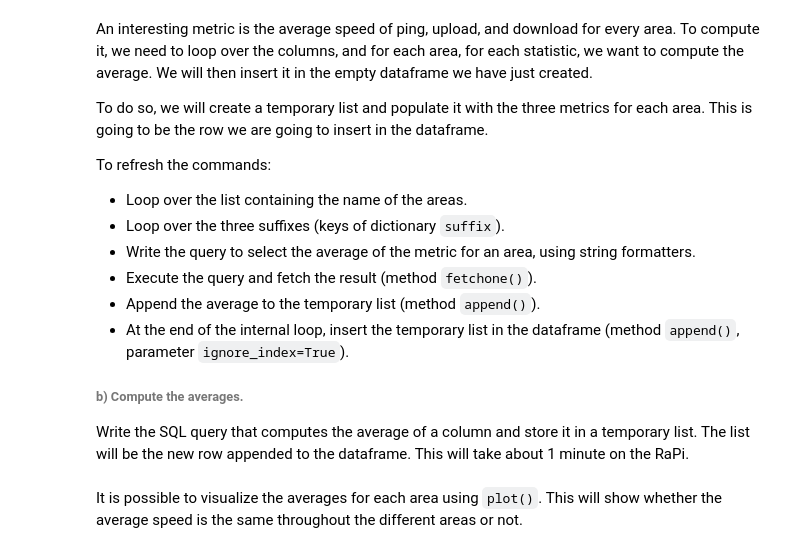
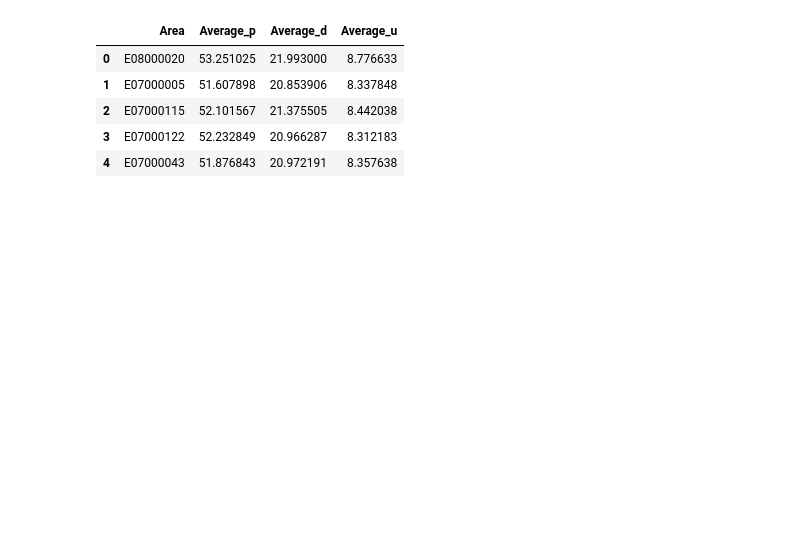
Before and after one commit to pugovkamiha/abd, a Jupyter notebook: lab3/Lab 3 - Internet Meter SQL.ipynb, the cells around one changed output. Saved outputs shown, nothing was run; the diff lists cells and outputs as text; code cells hidden in the pictures; blank space fills up the shorter version.

```diff
--- a/lab3/Lab 3 - Internet Meter SQL.ipynb
+++ b/lab3/Lab 3 - Internet Meter SQL.ipynb
@@ -242,42 +163,30 @@ Note: the order of the new specific columns is aligned with the order of keys in
 # %%
 # Code Cell 18
-#new_columns = ?
-#df = pd.DataFrame(columns = ?)
+new_columns = ['Area', 'Average_p', 'Average_d', 'Average_u']
+df = pd.DataFrame(columns=new_columns)
-# %% [markdown]
-An interesting metric is the average speed of ping, upload, and download for every area. To compute it, we need to loop over the columns, and for each area, for each statistic, we want to compute the average. We will then insert it in the empty dataframe we have just created.
-
-To do so, we will create a temporary list and populate it with the three metrics for each area. This is going to be the row we are going to insert in the dataframe.
-
-To refresh the commands:
-
-* Loop over the list containing the name of the areas.
-* Loop over the three suffixes (keys of dictionary `suffix`).
-* Write the query to select the average of the metric for an area, using string formatters.
-* Execute the query and fetch the result (method `fetchone()`).
-* Append the average to the temporary list (method `append()`).
-* At the end of the internal loop, insert the temporary list in the dataframe (method `append()`, parameter `ignore_index=True`).
-
-###### b) Compute the averages.
-Write the SQL query that computes the average of a column and store it in a temporary list. The list will be the new row appended to the dataframe. This will take about 1 minute on the RaPi.
 # %%
 # Code Cell 19
 # this will take a while...
 for i in range(len(columns)-1): #EDL : replace xrange with range
     tmp_list = []
     tmp_list.append(columns[i])
     for s in suffix.keys():
-        # query = ??
-
-
+        query = 'SELECT AVG("{}{}") FROM LA_wifi_speed_UK'.format(columns[i], s)
         cur.execute(query)
 
         mean = cur.fetchone()
         tmp_list.append(mean[0])
     #append the columns to the empty DataFrame
     df = df.append(pd.Series(tmp_list, index=new_columns), ignore_index=True)
 # visualize the head of the dataframe here
+df.head()
+# %% [output]
+|  | Area | Average_p | Average_d | Average_u |
+| 0 | E08000020 | 53.251025 | 21.993000 | 8.776633 |
+| 1 | E07000005 | 51.607898 | 20.853906 | 8.337848 |
+| 2 | E07000115 | 52.101567 | 21.375505 | 8.442038 |
+| 3 | E07000122 | 52.232849 | 20.966287 | 8.312183 |
+| 4 | E07000043 | 51.876843 | 20.972191 | 8.357638 |
-# %% [markdown]
-It is possible to visualize the averages for each area using `plot()`. This will show whether the average speed is the same throughout the different areas or not.
 # %%
 # Code Cell 20
 plt.figure(figsize=(20,10))
```
Also changed, not shown: parts of 44 cells of this notebook.
